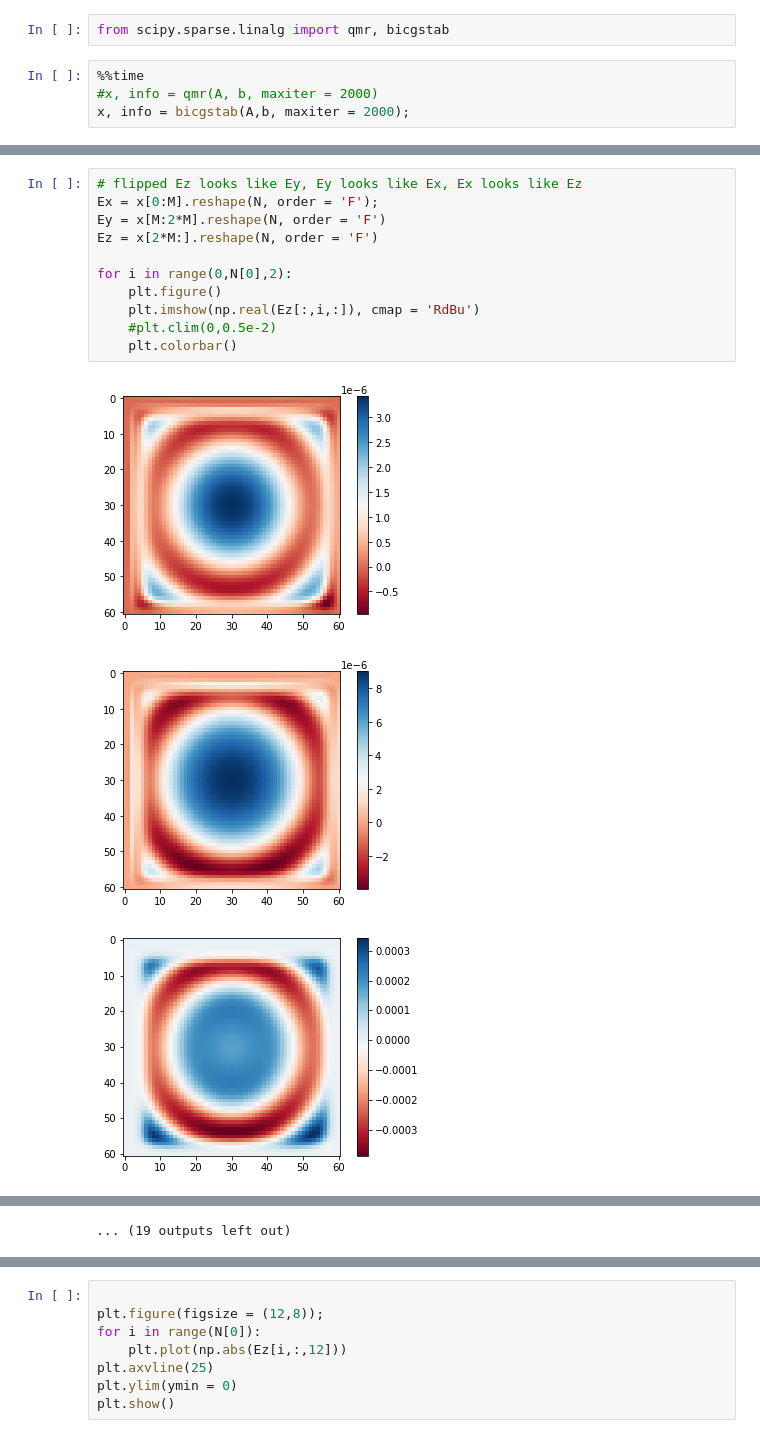
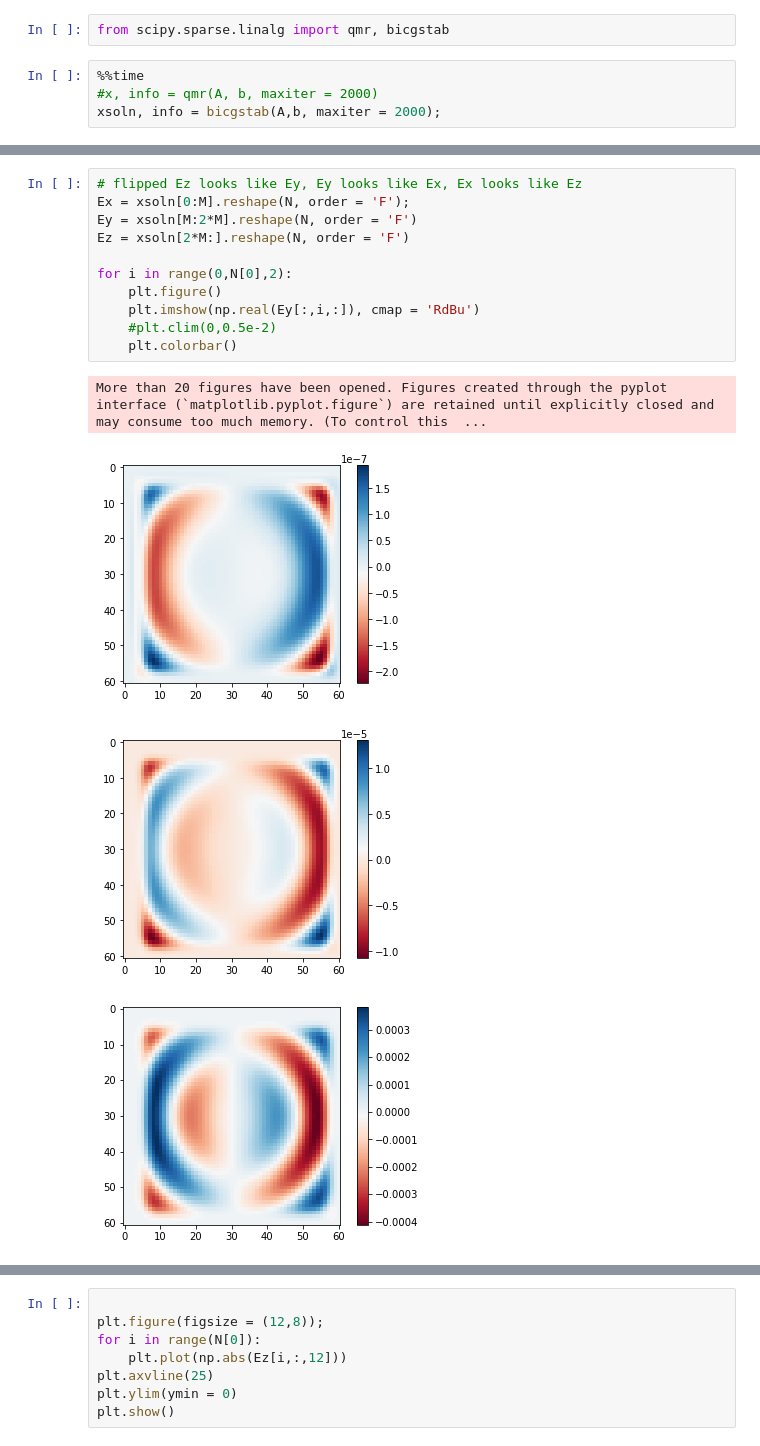
Before and after one commit to zhaonat/py-maxwell-fd3d, a Jupyter notebook: notebooks/vacuum.ipynb, the cells around one changed output, grey strips where cells are left out. Saved outputs shown, nothing was run; the diff lists cells and outputs as text.

```diff
--- a/notebooks/vacuum.ipynb
+++ b/notebooks/vacuum.ipynb
@@ -113,5 +115,5 @@ from scipy.sparse.linalg import qmr, bicgstab
 # %%
 %%time
 #x, info = qmr(A, b, maxiter = 2000)
-x, info = bicgstab(A,b, maxiter = 2000);
+xsoln, info = bicgstab(A,b, maxiter = 2000);
 # %% [output]
@@ -130,16 +132,17 @@ plt.plot(np.abs(x))
 [figure]
 # %%
 # flipped Ez looks like Ey, Ey looks like Ex, Ex looks like Ez
-Ex = x[0:M].reshape(N, order = 'F');
-Ey = x[M:2*M].reshape(N, order = 'F')
-Ez = x[2*M:].reshape(N, order = 'F')
+Ex = xsoln[0:M].reshape(N, order = 'F');
+Ey = xsoln[M:2*M].reshape(N, order = 'F')
+Ez = xsoln[2*M:].reshape(N, order = 'F')
 
 for i in range(0,N[0],2):
     plt.figure()
-    plt.imshow(np.real(Ez[:,i,:]), cmap = 'RdBu')
+    plt.imshow(np.real(Ey[:,i,:]), cmap = 'RdBu')
     #plt.clim(0,0.5e-2)
     plt.colorbar()
 # %% [output]
+More than 20 figures have been opened. Figures created through the pyplot interface (`matplotlib.pyplot.figure`) are retained until explicitly closed and may consume too much memory. (To control this  ...
-[figure, old version]
+[figure, new version]
-[figure, old version]
+[figure, new version]
-[figure, old version]
+[figure, new version]
@@ -155 +156,0 @@ for i in range(0,N[0],2):
-... (19 outputs left out)
```
Also changed, not shown: parts of 12 cells of this notebook, 1 other file.
